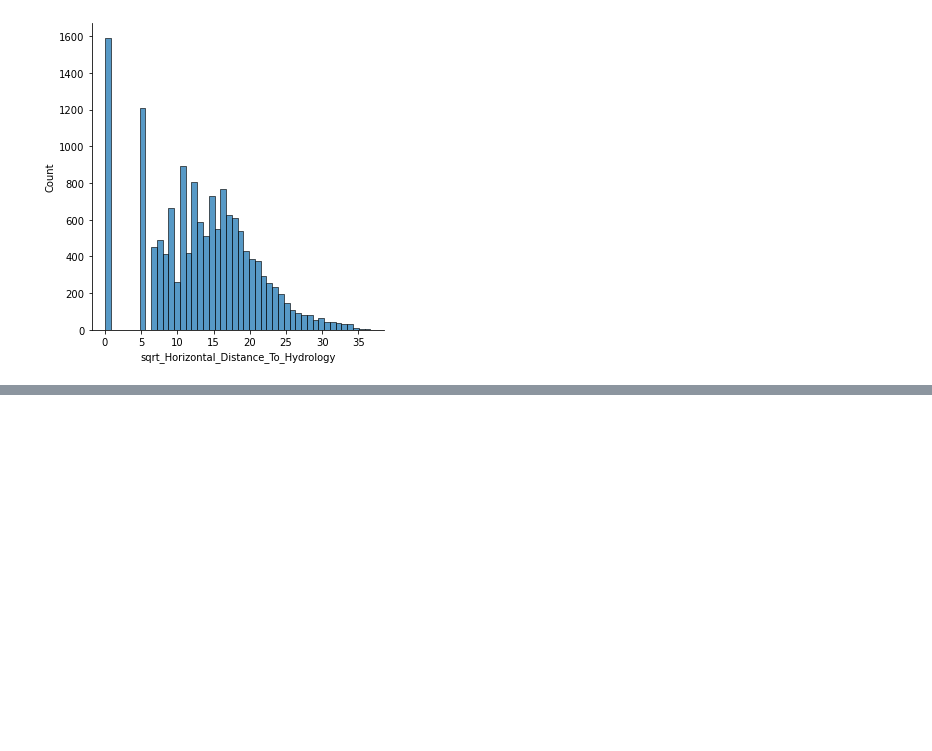
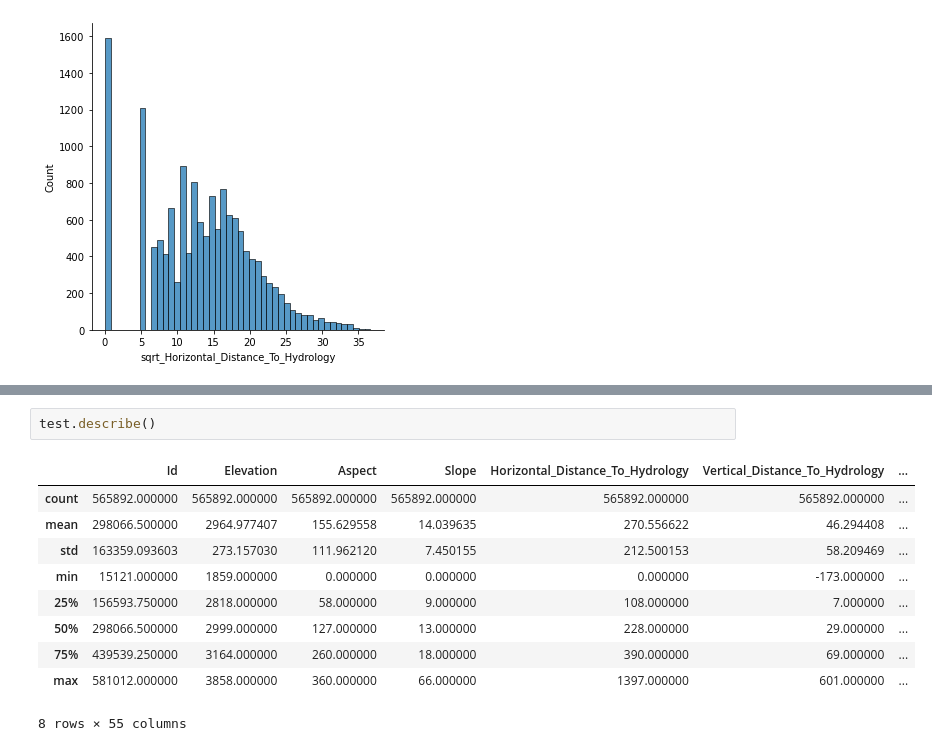
Before and after one commit to kasia-pankevich/forest-ml, a Jupyter notebook: eda.ipynb, the cells around one changed output, grey strips where cells are left out. Drawn from its saved outputs; the diff is of its cells as text; blank space fills up the shorter version.

```diff
--- a/eda.ipynb
+++ b/eda.ipynb
@@ -239,0 +245,13 @@ sns.displot(df, x='sqrt_Horizontal_Distance_To_Hydrology')
+# %%
+test.describe()
+# %% [output]
+|  | Id | Elevation | Aspect | Slope | Horizontal_Distance_To_Hydrology | Vertical_Distance_To_Hydrology | ... |
+| count | 565892.000000 | 565892.000000 | 565892.000000 | 565892.000000 | 565892.000000 | 565892.000000 | ... |
+| mean | 298066.500000 | 2964.977407 | 155.629558 | 14.039635 | 270.556622 | 46.294408 | ... |
+| std | 163359.093603 | 273.157030 | 111.962120 | 7.450155 | 212.500153 | 58.209469 | ... |
+| min | 15121.000000 | 1859.000000 | 0.000000 | 0.000000 | 0.000000 | -173.000000 | ... |
+| 25% | 156593.750000 | 2818.000000 | 58.000000 | 9.000000 | 108.000000 | 7.000000 | ... |
+| 50% | 298066.500000 | 2999.000000 | 127.000000 | 13.000000 | 228.000000 | 29.000000 | ... |
+| 75% | 439539.250000 | 3164.000000 | 260.000000 | 18.000000 | 390.000000 | 69.000000 | ... |
+| max | 581012.000000 | 3858.000000 | 360.000000 | 66.000000 | 1397.000000 | 601.000000 | ... |
+8 rows × 55 columns
```
Also changed, not shown: parts of 5 cells of this notebook.
